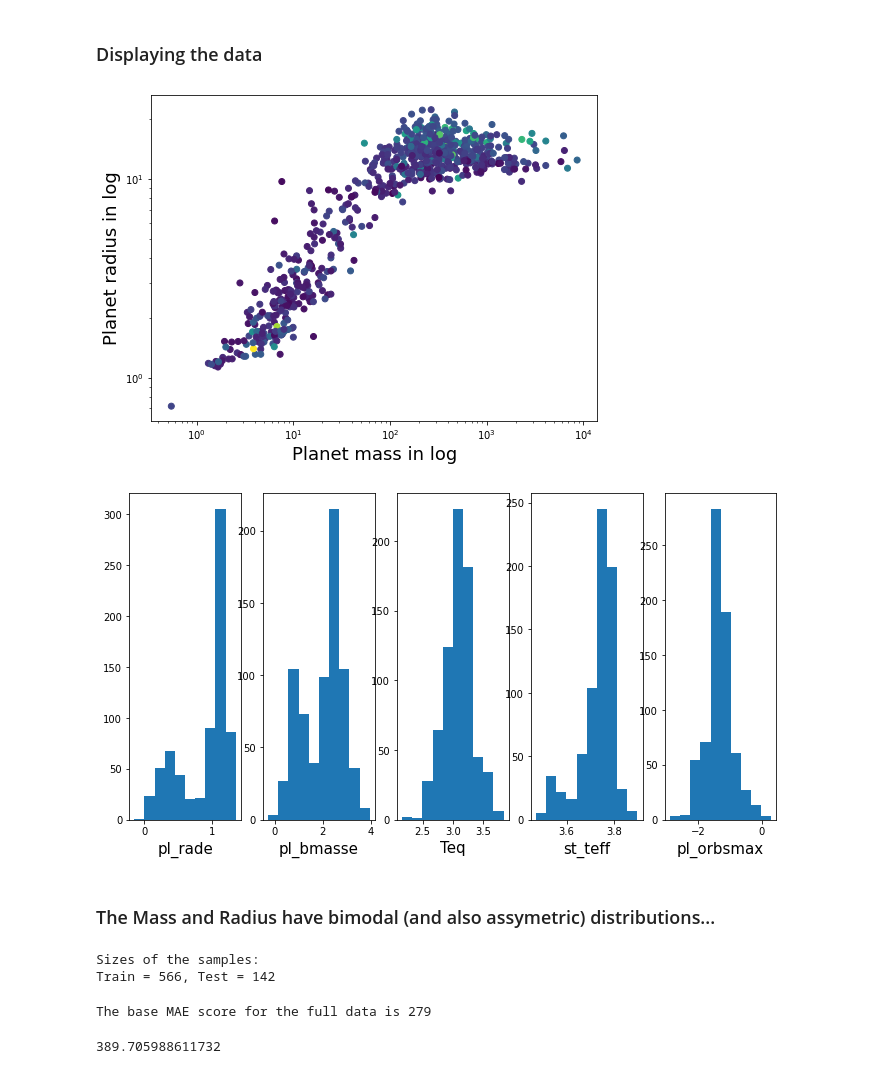
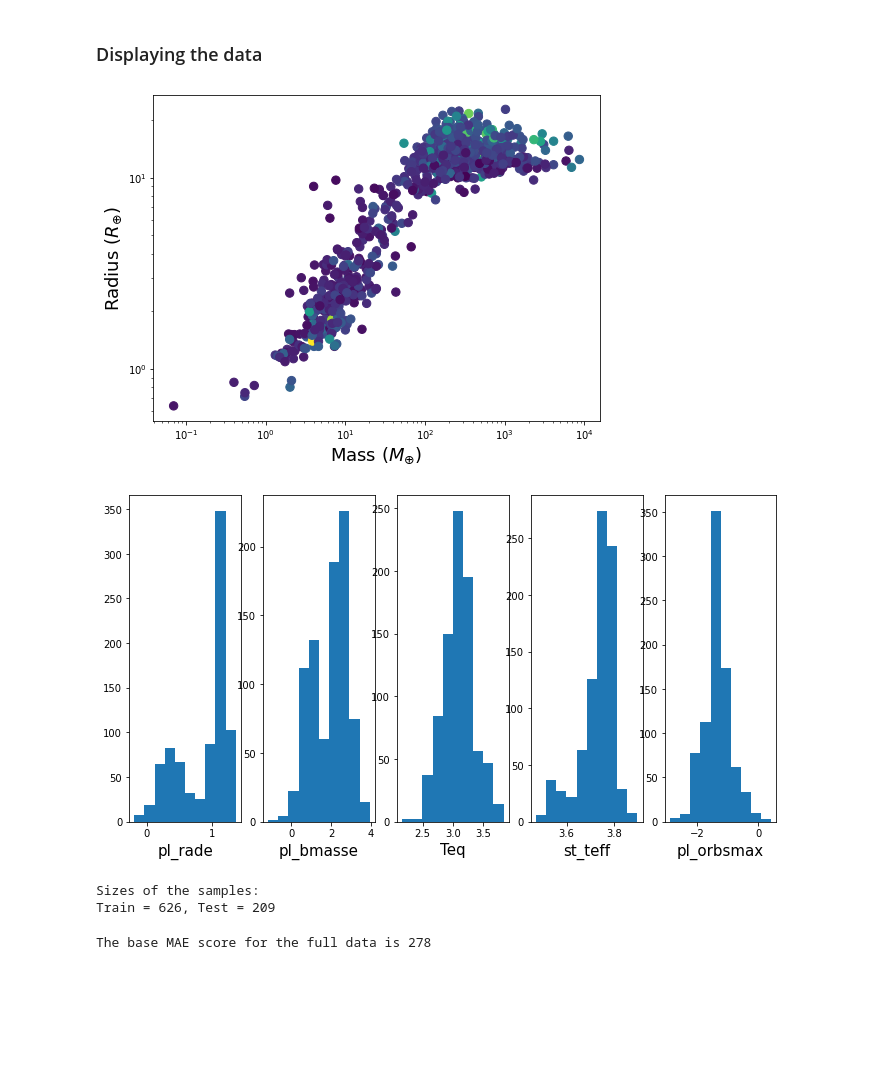
Before and after one commit to vadibekyan/ExoPLots, a Jupyter notebook: mr_ml.ipynb, the cells around one changed output. Saved outputs shown, nothing was run; the diff lists cells and outputs as text; code cells hidden in the pictures; blank space fills up the shorter version.

```diff
--- a/mr_ml.ipynb
+++ b/mr_ml.ipynb
@@ -164,8 +166,8 @@ None
 nea_with_M_and_R_cleaned['pl_rade_err'] = (nea_with_M_and_R_cleaned['pl_radeerr1'] - nea_with_M_and_R_cleaned['pl_radeerr2'])/2
 nea_with_M_and_R_cleaned['pl_bmasse_err'] = (nea_with_M_and_R_cleaned['pl_masseerr1'] - nea_with_M_and_R_cleaned['pl_masseerr2'])/2
 # %%
-M_threshold = 0.25
-R_threshold = 0.25
+M_threshold = 0.5
+R_threshold = 0.5
 precise_criteria = (nea_with_M_and_R_cleaned['pl_rade_err']/nea_with_M_and_R_cleaned['pl_rade'] < R_threshold) & (nea_with_M_and_R_cleaned['pl_bmasse_err']/nea_with_M_and_R_cleaned['pl_bmasse'] < M_threshold)
 nea_with_M_and_R_cleaned_accurate = nea_with_M_and_R_cleaned[precise_criteria]
 
@@ -194,33 +196,20 @@ import seaborn as sns
 ### Displaying the data
 # %%
 fig = plt.figure(1, figsize = (8,6))
-ax = plt.gca()
-
 ax = plt.subplot(1,1,1)
-
-ax.scatter(nea_MR_final_table.pl_bmasse, nea_MR_final_table.pl_rade, c = nea_MR_final_table['Teq'])
-ax.set_xscale('log')
-ax.set_yscale('log')
-
-plt.xlabel('Planet mass in log', fontsize = 18)
-plt.ylabel('Planet radius in log', fontsize = 18)
-
-plt.show()
+MR_plot(ax, nea_MR_final_table.pl_bmasse, nea_MR_final_table.pl_rade, color = nea_MR_final_table['Teq'])
 # %% [output]
-[figure, old version]
+[figure, new version]
 # %%
 fig = plt.figure(2, figsize = (14,6))
 ax = plt.gca()
 
 for i, col  in enumerate(nea_MR_final_table.columns):
     ax = plt.subplot(1, 6, i+1)
-
     ax.hist(np.log10(nea_MR_final_table[col]))
     ax.set_xlabel(col, fontsize = 15)
 # %% [output]
-[figure, old version]
+[figure, new version]
-# %% [markdown]
-### The Mass and Radius have bimodal (and also assymetric) distributions...
 # %%
 from sklearn.model_selection import train_test_split, cross_val_score, learning_curve, GridSearchCV
 from sklearn.metrics import mean_squared_error, mean_absolute_error
@@ -231,35 +220,17 @@ from sklearn.ensemble import RandomForestRegressor
 y = nea_MR_final_table['pl_bmasse']
 X = nea_MR_final_table.drop(columns = ['pl_bmasse'])
 
-# Spliting data into train, dev, and test (70%, 15%, 15%)
 
-X_train, X_test, y_train, y_test = train_test_split(X, y, test_size=0.2)
+X_train, X_test, y_train, y_test = train_test_split(X, y, test_size=0.25)
 
 print (f'Sizes of the samples:\nTrain = {len(X_train)}, Test = {len(X_test)}')
 # %% [output]
 Sizes of the samples:
-Train = 566, Test = 142
+Train = 626, Test = 209
 # %%
-
-def score_dataset(X, y, model):
-    score = cross_val_score(
-        model, X, y, cv=5, scoring='neg_mean_absolute_error',
-        )
-    rms = (-1*score)
-    return rms.mean()
-
-XGB_model_base = XGBRegressor(random_state =0)
 RFR_base_model = RandomForestRegressor(random_state =0)
 MAE_base = score_dataset(X_train, y_train, RFR_base_model)
 
 print (f'The base MAE score for the full data is {MAE_base:.0f}')
 # %% [output]
-The base MAE score for the full data is 279
+The base MAE score for the full data is 278
-# %%
-mean_mass = [np.mean(y_train)]*len(y_train)
-
-
-MAE_base_base = mean_absolute_error(y_train, mean_mass)
-MAE_base_base
-# %% [output]
-389.705988611732
```
Also changed, not shown: parts of 16 cells of this notebook, 2 other files.
